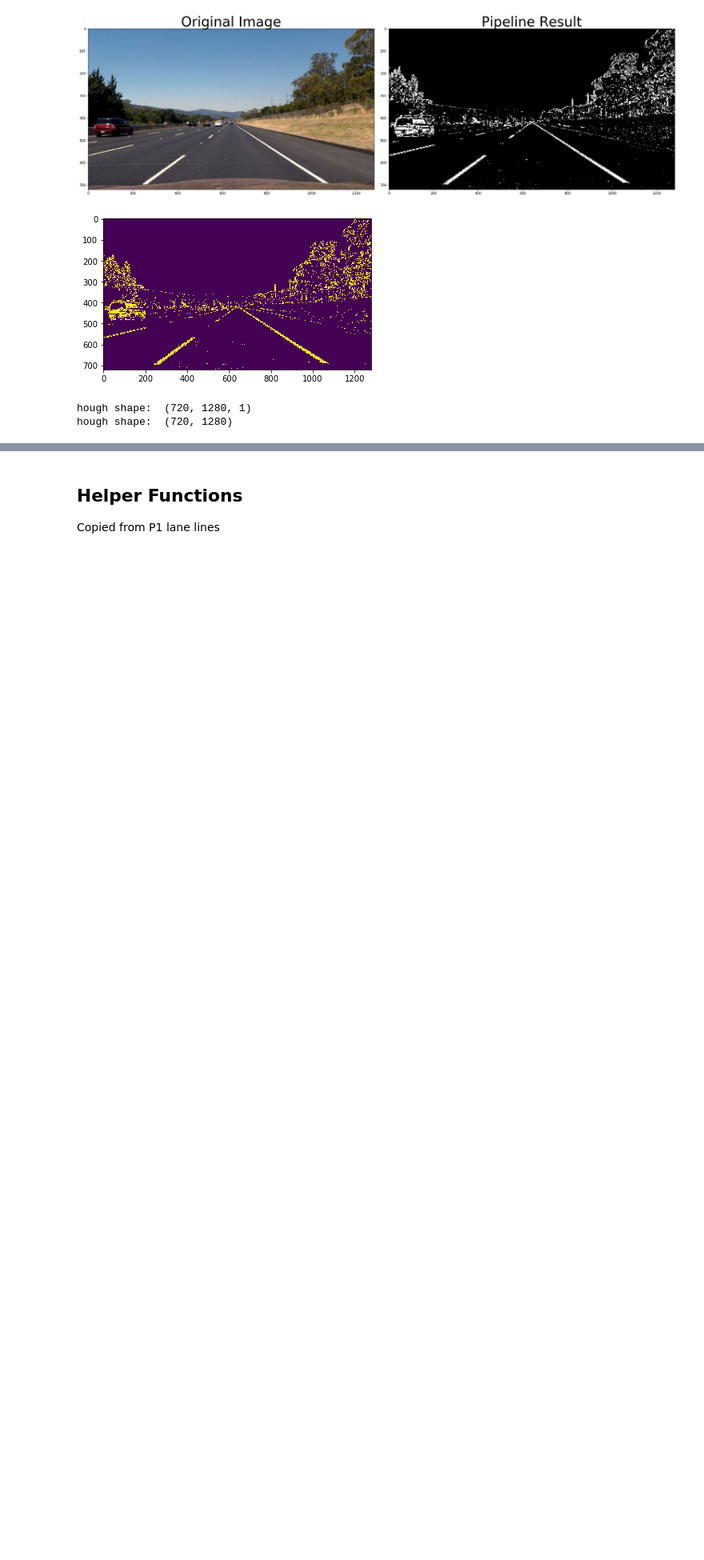
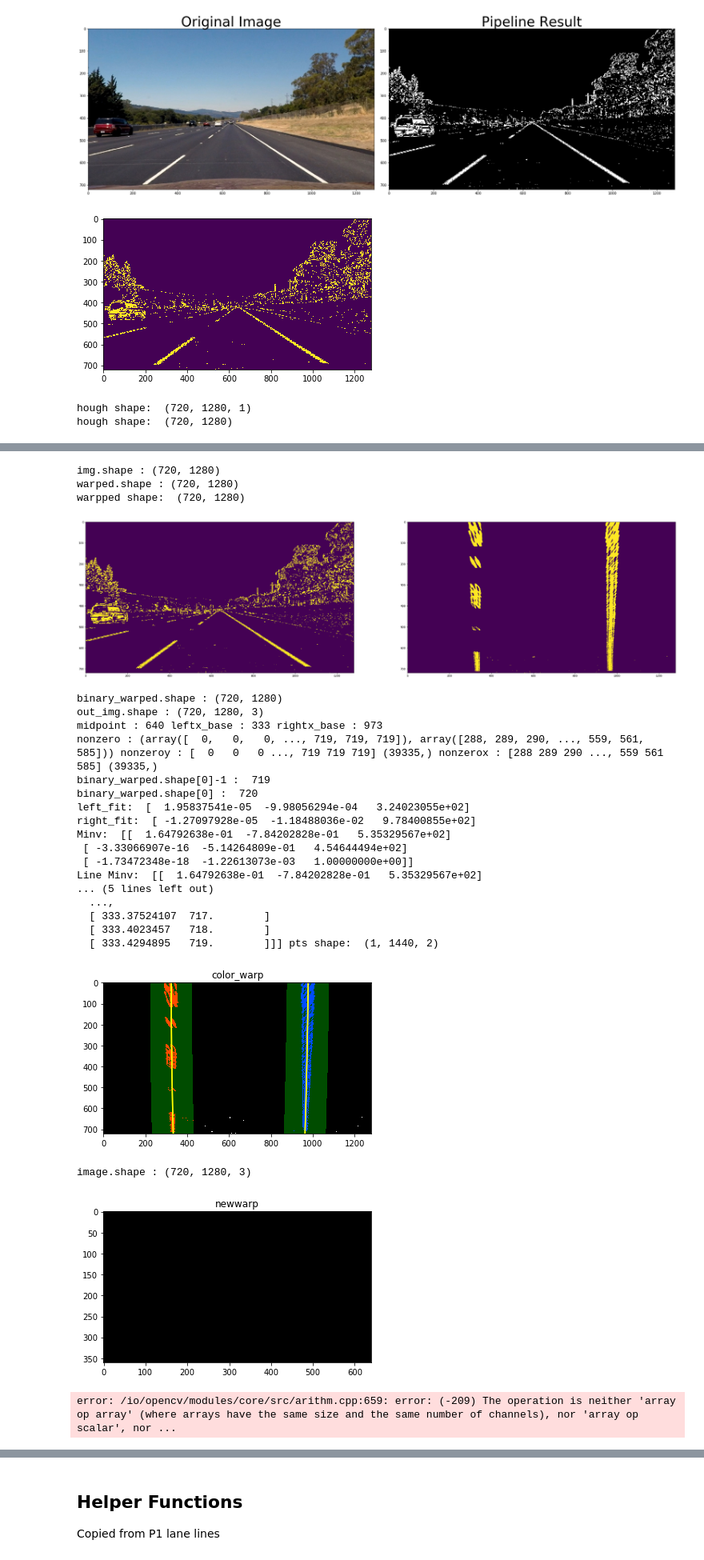
Before and after one commit to sunpochin/advanced-Lane-Lines-carnd, a Jupyter notebook: pipeline.ipynb, the cells around one changed output, grey strips where cells are left out. Shown at 80% size. Cells and saved outputs as stored; diff of their text form; code cells hidden in the pictures; blank space fills up the shorter version.

```diff
--- a/pipeline.ipynb
+++ b/pipeline.ipynb
@@ -648,26 +743,62 @@ NameError: name 'interrupt' is not defined
 # %%
 def process_one_image(image):
-    image = undistortImg(image)
-
-    result = colorandgradient(image, (180, 255), (60, 100) )
-    plt.imshow(result)
+    frame = Line()
+    undistorted = undistortImg(image)
+#     plt.imshow(undistorted)
+#     plt.show()
+    colorgrad = colorandgradient(undistorted )
+#     plt.imshow(colorgrad)
+#     plt.show()
+#    hough = houghbinary(colorgrad)
+    warped, M, Minv = warp_image(colorgrad)
+    print('warpped shape: ', warped.shape)
+    plt.imshow(warped)
     plt.show()
-
-    hough = houghbinary(image)
-    plt.imshow(hough)
-    plt.show()
-
-    return hough
+    left_fit, right_fit = fitlanes(warped)
+    left_fitx, right_fitx, ploty = drawfit(warped, left_fit, right_fit)
+    drawwindow(warped)
+    warpedback = drawwarpback(left_fitx, right_fitx, ploty)
+#     image = undistortImg(image)
+#     colorgrad = colorandgradient(image, (180, 255), (60, 100) )
+#     plt.imshow(colorgrad)
+#     plt.show()
+    return warpedback
 
 def process_image(image):
     # NOTE: The output you return should be a color image (3 channel) for processing video below
     # TODO: put your pipeline here,
     # you should return the final output (image where lines are drawn on lanes)
     return process_one_image(image)
 
 
 filename = 'test_images/straight_lines2.jpg'
 image = mpimg.imread(filename)
 processed = process_one_image(image)
+# %% [output]
+img.shape : (720, 1280)
+warped.shape : (720, 1280)
+warpped shape:  (720, 1280)
+[figure, added]
+binary_warped.shape : (720, 1280)
+out_img.shape : (720, 1280, 3)
+midpoint : 640 leftx_base : 333 rightx_base : 973
+nonzero : (array([  0,   0,   0, ..., 719, 719, 719]), array([288, 289, 290, ..., 559, 561, 585])) nonzeroy : [  0   0   0 ..., 719 719 719] (39335,) nonzerox : [288 289 290 ..., 559 561 585] (39335,)
+binary_warped.shape[0]-1 :  719
+binary_warped.shape[0] :  720
+left_fit:  [  1.95837541e-05  -9.98056294e-04   3.24023055e+02]
+right_fit:  [ -1.27097928e-05  -1.18488036e-02   9.78400855e+02]
+Minv:  [[  1.64792638e-01  -7.84202828e-01   5.35329567e+02]
+ [ -3.33066907e-16  -5.14264809e-01   4.54644494e+02]
+ [ -1.73472348e-18  -1.22613073e-03   1.00000000e+00]]
+Line Minv:  [[  1.64792638e-01  -7.84202828e-01   5.35329567e+02]
+... (5 lines left out)
+  ...,
+  [ 333.37524107  717.        ]
+  [ 333.4023457   718.        ]
+  [ 333.4294895   719.        ]]] pts shape:  (1, 1440, 2)
+[figure, added]
+image.shape : (720, 1280, 3)
+[figure, added]
+error: /io/opencv/modules/core/src/arithm.cpp:659: error: (-209) The operation is neither 'array op array' (where arrays have the same size and the same number of channels), nor 'array op scalar', nor ...
 # %%
 interrupt
```
Also changed, not shown: parts of 15 cells of this notebook.
